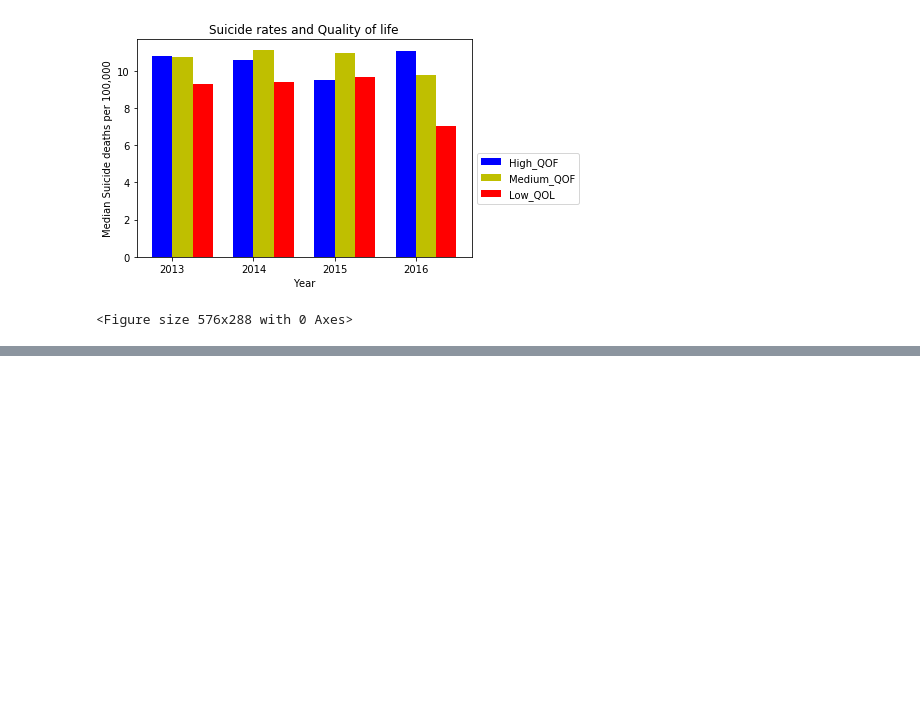
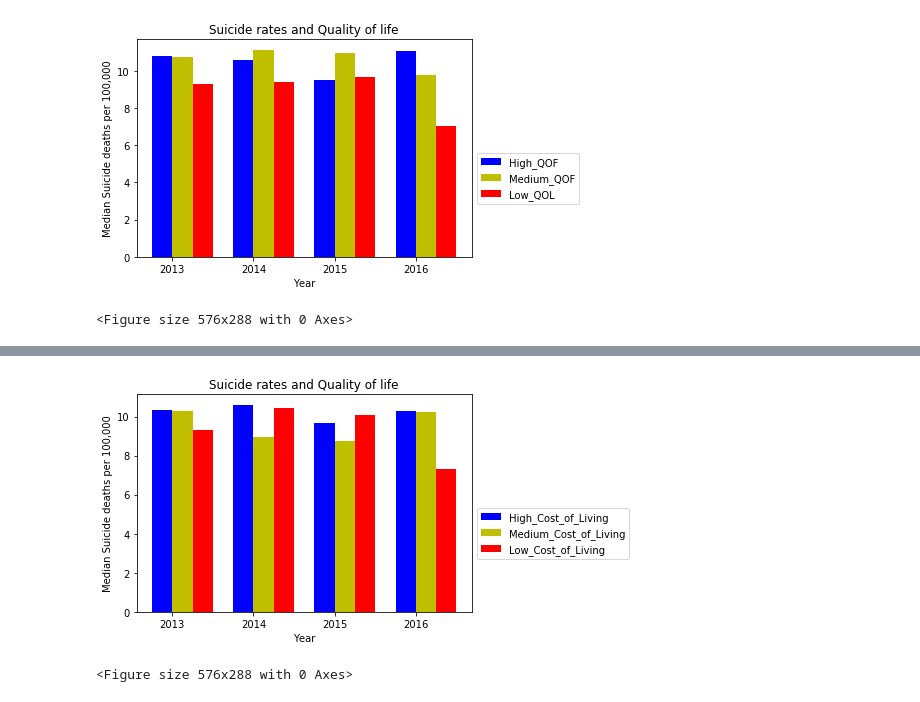
Before and after one commit to sruelle/project-one, a Jupyter notebook: Team Project one.ipynb, the cells around one changed output, grey strips where cells are left out. Drawn from its saved outputs; the diff is of its cells as text; code cells hidden in the pictures; blank space fills up the shorter version.

Commit message:
Added cost of living

```diff
--- a/Team Project one.ipynb
+++ b/Team Project one.ipynb
@@ -297,7 +172,0 @@ combined_QOF_df
-# %%
-# Rename column Entity to Country
-suicide_rates_df = suicide_rates_df.rename(columns={"Entity":"Country"})
-
-# Merge our newly combined dataframe with the 2016 dataframe
-combined_QOF_df = pd.merge(combined_QOF_df, suicide_rates_df, on="Country")
-combined_QOF_df
@@ -304,3 +259,32 @@ combined_QOF_df
+# %%
+#plot the graph
+years=[2013,2014,2015,2016]
+x_axis = np.arange(len(years))
+bar_width=0.35
+
+fig, ax = plt.subplots()
+plt.figure(figsize=(8,4))
+
+width = 0.25         # the width of the bars
+p1 = ax.bar(x_axis, PP_combined_df[PP_combined_df['Group1']=='1']['Both sexes (deaths per 100,000)'],color='b', width=width)
+p2 = ax.bar(x_axis + width, PP_combined_df[PP_combined_df['Group2']=='2']['Both sexes (deaths per 100,000)'],color='y', width=width)
+p3 = ax.bar(x_axis + width + width , PP_combined_df[PP_combined_df['Group3']=='3']['Both sexes (deaths per 100,000)'], color='r', width=width)
+
+ax.set_title('Suicide rates and Quality of life')
+ax.set_xticks(x_axis+ width / 2)
+ax.set_xticklabels(('2013', '2014', '2015', '2016'))
+ax.set_xlabel('Year')
+ax.set_ylabel('Median Suicide deaths per 100,000')
+
+
+ax.legend((p1[0], p2[0],p3[0]), ('High_Cost_of_Living', 'Medium_Cost_of_Living','Low_Cost_of_Living'),fontsize = 10,  bbox_to_anchor=(1.0, 0.5))
+
+ax.autoscale_view()
+
+plt.show()
+# %% [output]
+[figure, added]
+<Figure size 576x288 with 0 Axes>
 # %%
 # Onome codes ends here
 # %%
```
Also changed, not shown: parts of 11 cells of this notebook.
